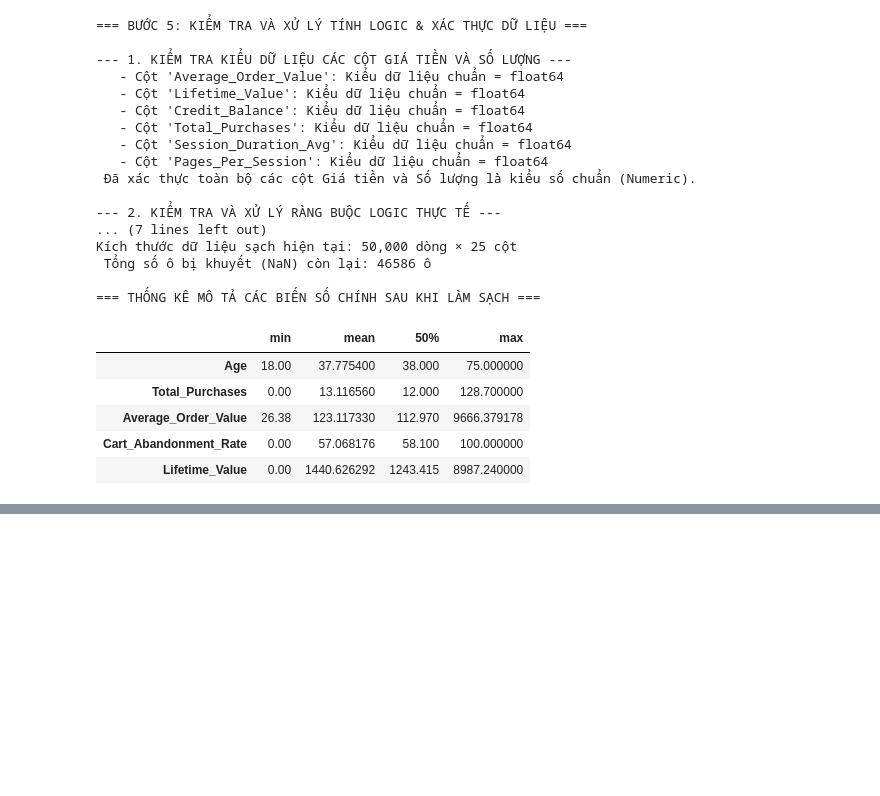
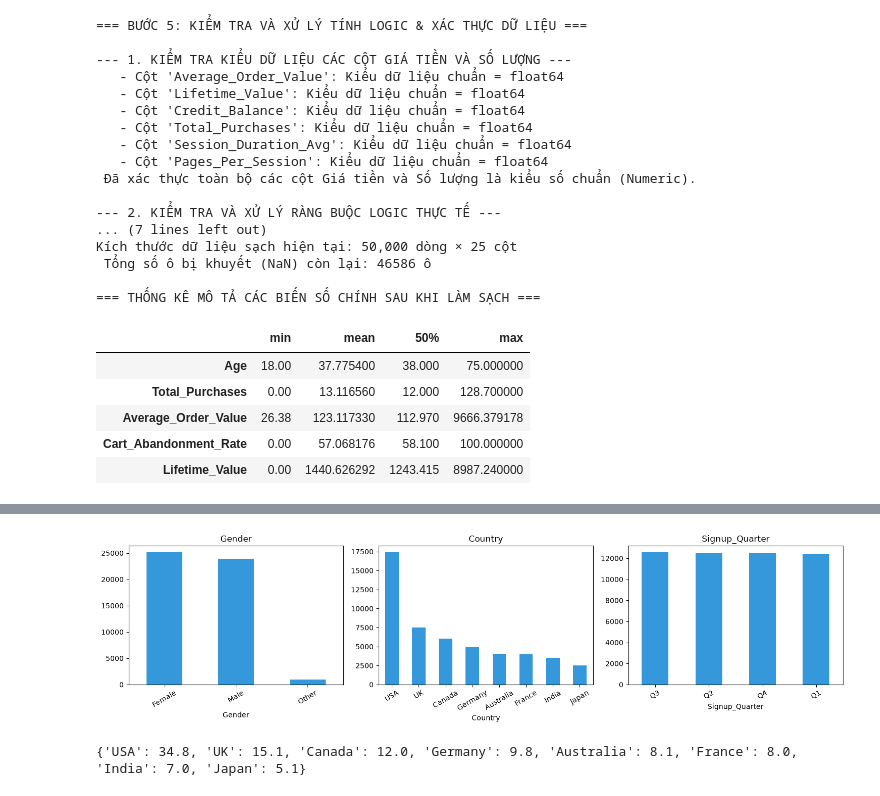
Before and after one commit to Khoailat2808/machine_learning_project, a Jupyter notebook: notebooks/01_eda.ipynb, the cells around one changed output, grey strips where cells are left out. Saved outputs shown, nothing was run; the diff lists cells and outputs as text; code cells hidden in the pictures; blank space fills up the shorter version.

```diff
--- a/notebooks/01_eda.ipynb
+++ b/notebooks/01_eda.ipynb
@@ -597,0 +677,11 @@ print(f"ĐÃ LƯU TẠI:\n {OUTPUT_FILE}")
+# %%
+fig, axes = plt.subplots(1, 3, figsize=(15, 4))
+for ax, col in zip(axes, ["Gender", "Country", "Signup_Quarter"]):
+    df[col].value_counts().plot.bar(ax=ax, color="#3498db", rot=30)
+    ax.set_title(col)
+plt.tight_layout()
+plt.show()
+print(df["Country"].value_counts(normalize=True).mul(100).round(1).to_dict())
+# %% [output]
+[figure, added]
+{'USA': 34.8, 'UK': 15.1, 'Canada': 12.0, 'Germany': 9.8, 'Australia': 8.1, 'France': 8.0, 'India': 7.0, 'Japan': 5.1}
```
Also changed, not shown: parts of 47 cells of this notebook, 8 other files.
